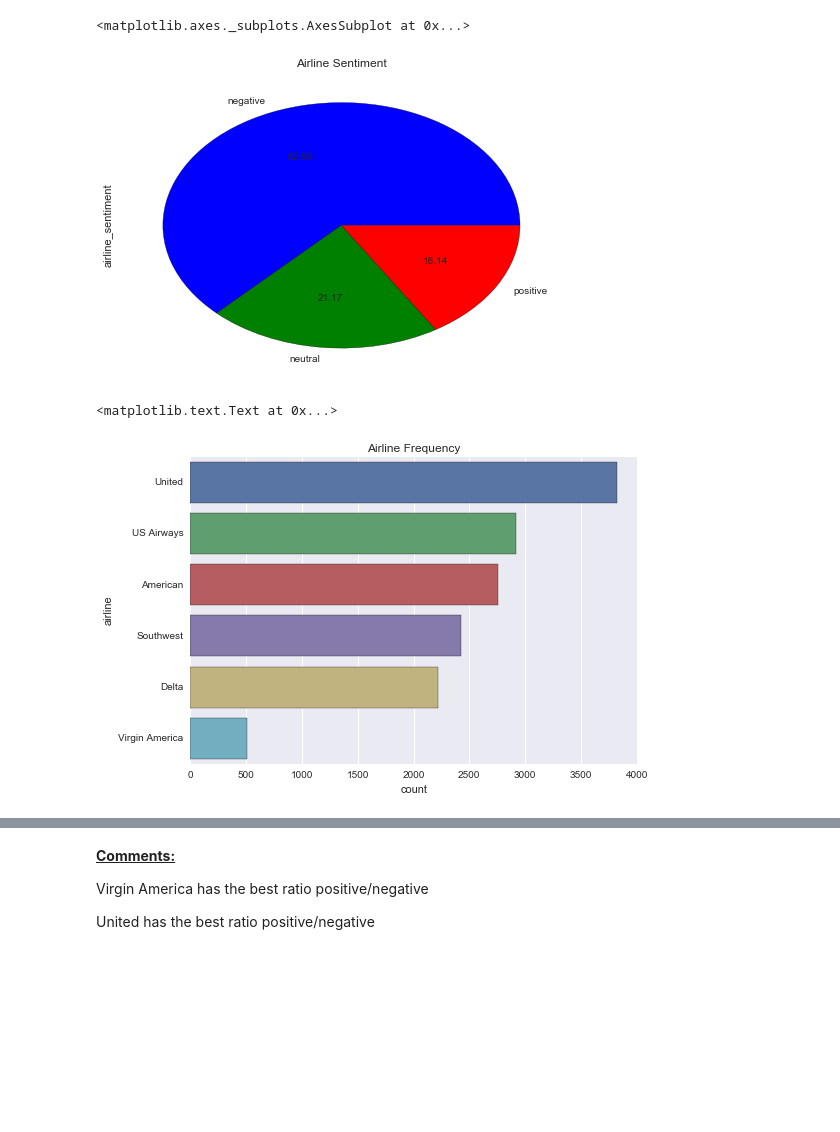
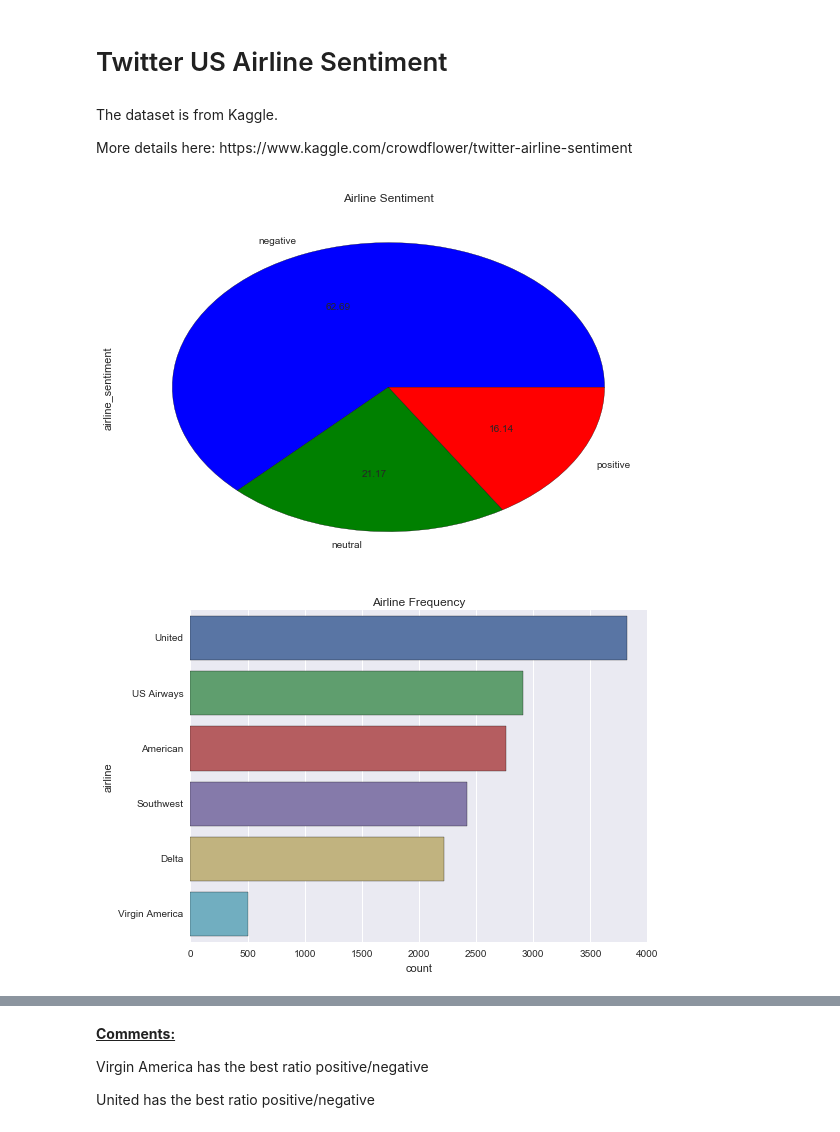
Before and after one commit to NathanBerrebbi5/Kaggle-Scripts, a Jupyter notebook: Airlines/Twitter.Airline.ipynb, the cells around one changed output, grey strips where cells are left out. Drawn from its saved outputs; the diff is of its cells as text; code cells hidden in the pictures; blank space fills up the shorter version.

```diff
--- a/Airlines/Twitter.Airline.ipynb
+++ b/Airlines/Twitter.Airline.ipynb
@@ -1,3 +1,8 @@
+# %% [markdown]
+# Twitter US Airline Sentiment
+# %% [markdown]
+<p>The dataset is from Kaggle. <p>
+More details here: https://www.kaggle.com/crowdflower/twitter-airline-sentiment
 # %%
 %matplotlib inline
 import warnings
@@ -13,16 +18,16 @@ df = pd.read_csv( path + "\\input\\Tweets.csv")
 # %%
 # What are the sentiments frequencies
 df["airline_sentiment"].value_counts().plot(kind = "pie" , title = "Airline Sentiment" , autopct='%.2f')
+plt.tight_layout()
 # %% [output]
-<matplotlib.axes._subplots.AxesSubplot at 0x...>
-[figure, old version]
+[figure, new version]
 # %%
 # airline frequency
 sns.countplot(y = "airline" , data = df , order=df["airline"].value_counts().index)
 sns.plt.title("Airline Frequency")
+plt.tight_layout()
 # %% [output]
-<matplotlib.text.Text at 0x...>
-[figure, old version]
+[figure, new version]
 # %%
 # Who are the person who twitted the most?
 sns.countplot(y = "name" , data = df , order=df["name"].value_counts()[:10].index)
```
Also changed, not shown: parts of 11 cells of this notebook.
